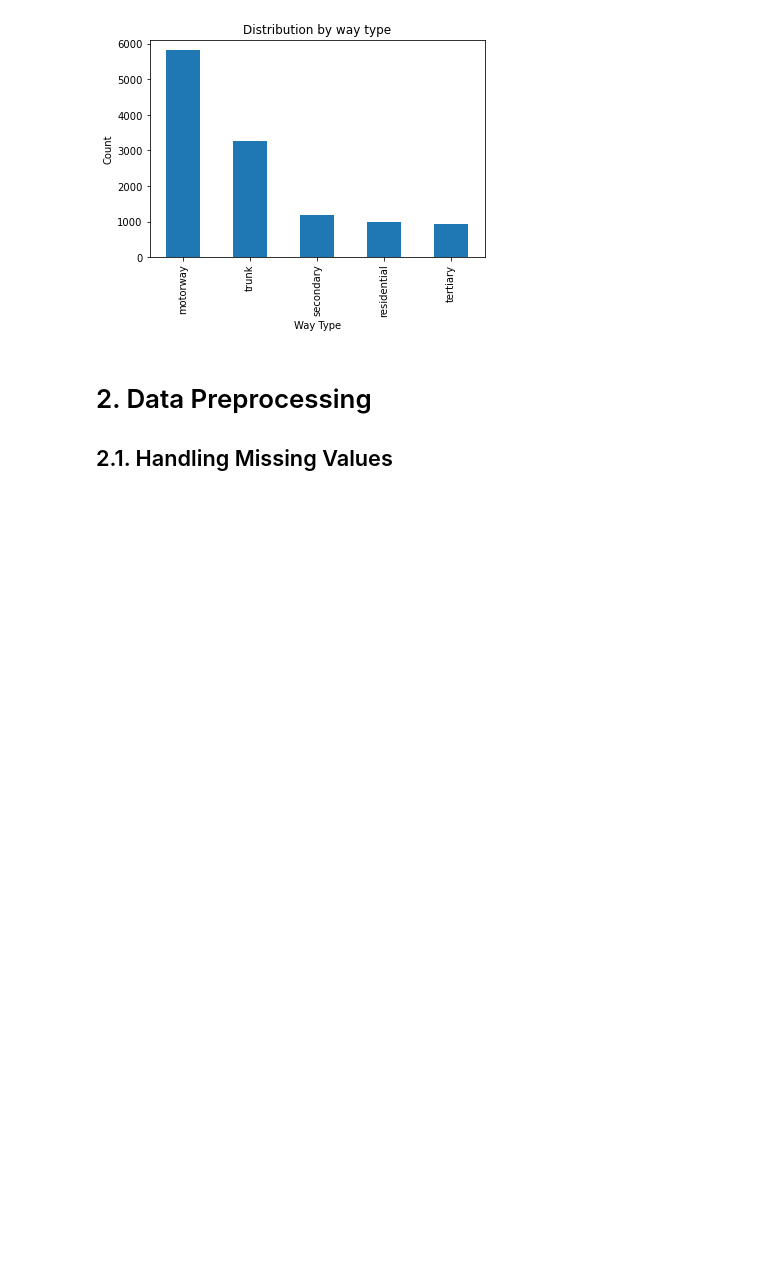
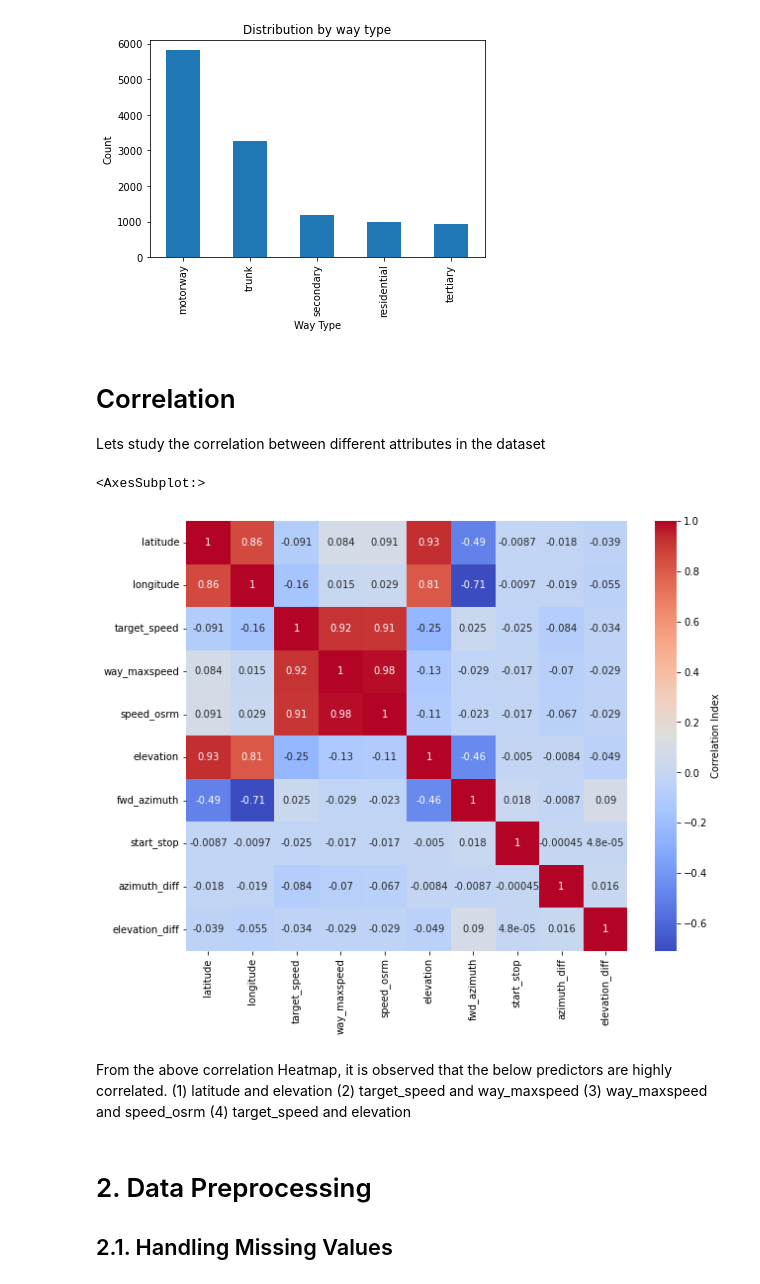
Before and after one commit to jesseg102/ADS-508--Cloud-Computing, a Jupyter notebook: final_project.ipynb, the cells around one changed output. Saved outputs shown, nothing was run; the diff lists cells and outputs as text; code cells hidden in the pictures; blank space fills up the shorter version.

```diff
--- a/final_project.ipynb
+++ b/final_project.ipynb
@@ -259,6 +231,23 @@ plt.ylabel("Count")
 # %% [output]
 Text(0, 0.5, 'Count')
 [figure]
+# %% [markdown]
+# Correlation
+
+Lets study the correlation between different attributes in the dataset
+# %%
+corr = vehicle_speed_df.corr()
+plt.figure(figsize=(10, 8))
+sns.heatmap(corr, annot=True, cmap = 'coolwarm', cbar_kws={'label': 'Correlation Index'})
+# %% [output]
+<AxesSubplot:>
+[figure, added]
+# %% [markdown]
+From the above correlation Heatmap, it is observed that the below predictors are highly correlated.
+(1) latitude and elevation
+(2) target_speed and way_maxspeed
+(3) way_maxspeed and speed_osrm
+(4) target_speed and elevation
 # %% [markdown]
 # 2. Data Preprocessing
 
```
Also changed, not shown: parts of 27 cells of this notebook.
